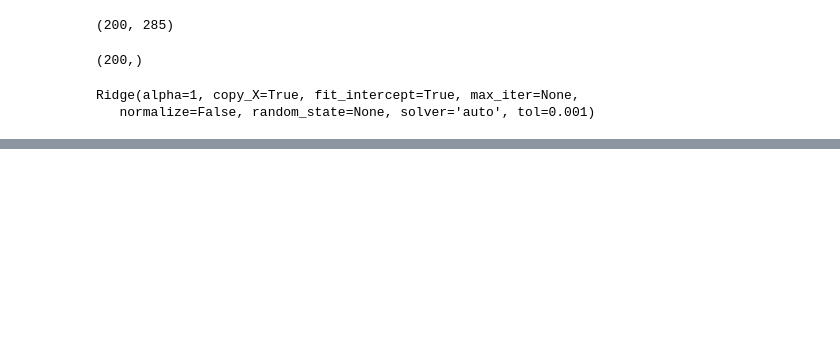
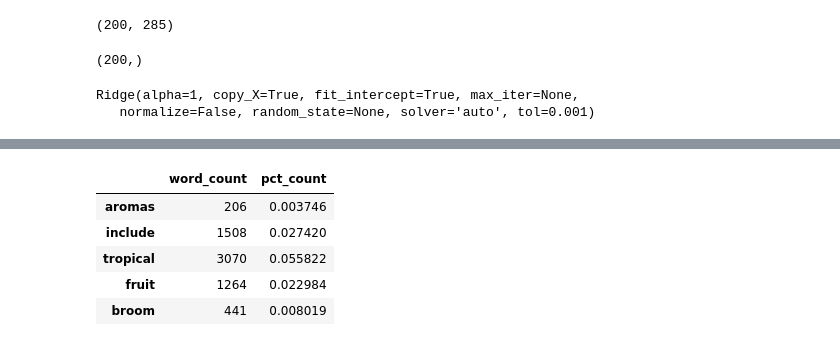
Before and after one commit to BLouie2/GA-ClassProjects, a Jupyter notebook: Wine - Final Project.ipynb, the cells around one changed output, grey strips where cells are left out. Drawn from its saved outputs; the diff is of its cells as text; code cells hidden in the pictures; blank space fills up the shorter version.

```diff
--- a/Wine - Final Project.ipynb
+++ b/Wine - Final Project.ipynb
@@ -649,0 +679,9 @@ array([ 7.32270347e-03,  1.24208584e-01,  1.41082871e-01,  2.34202711e-01,
+# %%
+df_winewords.head()
+# %% [output]
+|  | word_count | pct_count |
+| aromas | 206 | 0.003746 |
+| include | 1508 | 0.027420 |
+| tropical | 3070 | 0.055822 |
+| fruit | 1264 | 0.022984 |
+| broom | 441 | 0.008019 |
```
Also changed, not shown: parts of 28 cells of this notebook.
